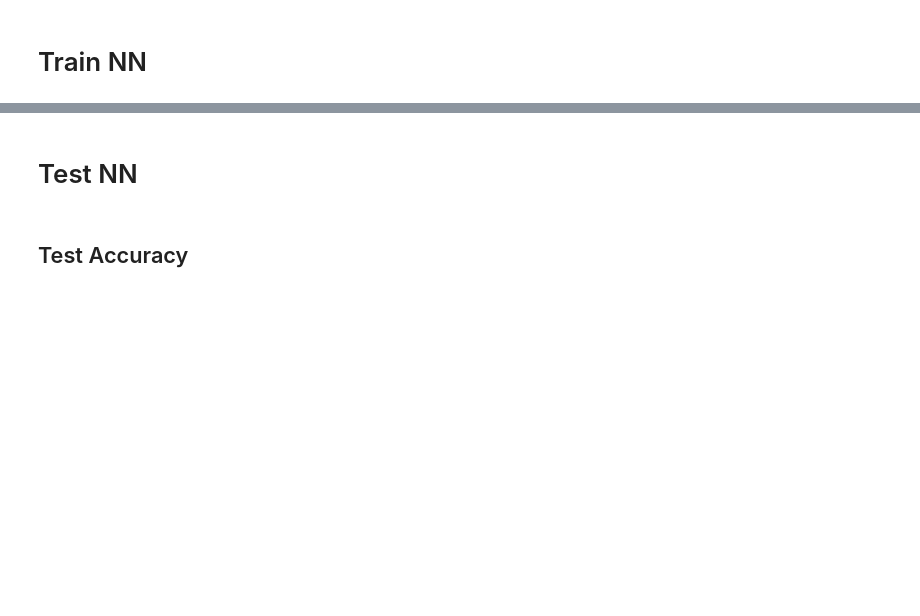
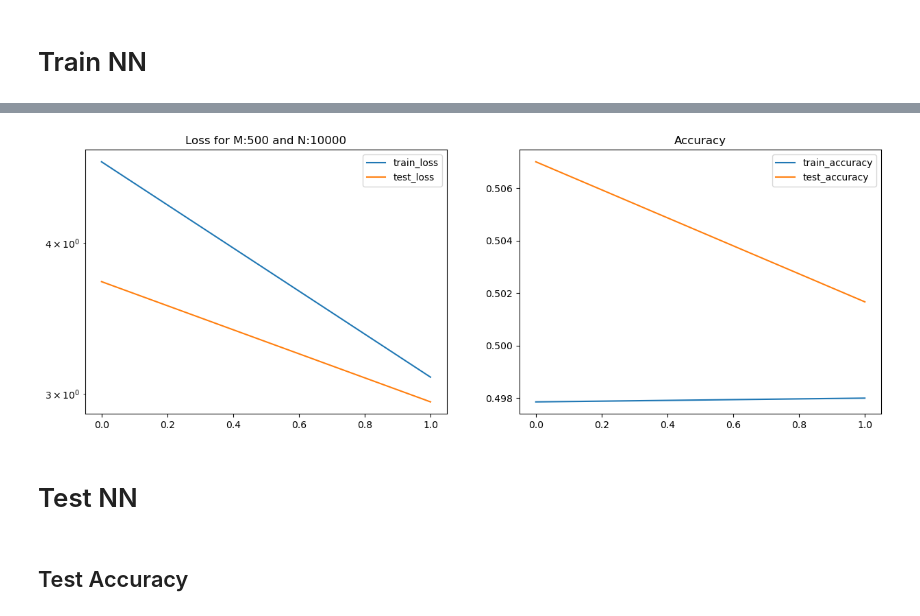
Before and after one commit to a-trigui/ximinf, a Jupyter notebook: notebooks/2_train_nn.ipynb, the cells around one changed output, grey strips where cells are left out. Saved outputs shown, nothing was run; the diff lists cells and outputs as text; code cells hidden in the pictures; blank space fills up the shorter version.

```diff
--- a/notebooks/2_train_nn.ipynb
+++ b/notebooks/2_train_nn.ipynb
@@ -50,7 +62,7 @@ METAL
 # Import training data
 # %%
 # Path to the new HDF5 file
-file_path = "../data/SIM/simulations_10000_500_S_full.h5"
+file_path = "./data/SIM/simulations_10000_500_S_full.h5"
 
 with h5py.File(file_path, "r") as f:
     # Parameters: load directly as (N,) JAX arrays
@@ -70,5 +82,7 @@ The file contains 10000 simulations of size 500
 # %%
 # Example usage
 print("Parameter names:", list(params.keys()))
+param_groups = ['mabs', ['alpha', 'beta'], 'gamma'] # Sort them from easiest to hardest to infer
+print(param_groups[1])
 # %% [output]
 Parameter names: ['alpha', 'beta', 'gamma', 'mabs']
@@ -267,7 +291,14 @@ class DeepSetClassifier(nnx.Module):
         self.embed = Embedding(N_size_embed, n_params, rngs=rngs)
 
     def __call__(self, input_data):
-        N, input_dim = input_data.shape
+        # ----------------------------------------------------
+        # Accept both shape (N, D) and (D,) without failing
+        # ----------------------------------------------------
+        if input_data.ndim == 1:
+            input_data = input_data[None, :]
+
+        N = input_data.shape[0]
+        input_dim = input_data.shape[1]
 
         # Compute M first from input size
         # Total input columns = M*n_cols + n_params + M (mask)
@@ -385,3 +412,59 @@ model, metrics_history, key = nntr.train_loop(
+# %%
+# Early stopping parameters
+n_batch = 40
+patience = 30 # Number of epochs to wait for improvement
+epochs = 2 # Maximum number of epochs
+# all_group_datasets is a list of (inputs_g, outputs_g)
+metrics_histories = []
+
+for g, (inputs_g, outputs_g) in enumerate(all_group_datasets):
+
+    print(f"\n=== Training model for group {g}: {param_groups[g]} ===")
+
+    # Split train/test
+    key, split_key = jax.random.split(key)
+    train_data, test_data, train_labels, test_labels = nntr.train_test_split_jax(
+        inputs_g, outputs_g, test_size=0.3, shuffle=True, key=split_key
+    )
+
+    # Move to device
+    train_data = jax.device_put(train_data)
+    train_labels = jax.device_put(train_labels)
+    test_data = jax.device_put(test_data)
+    test_labels = jax.device_put(test_labels)
+
+    # Initialize metrics history
+    metrics_history = {'train_loss': [], 'train_accuracy': [], 'test_loss': [], 'test_accuracy': []}
+
+    # Initialize optimizer (one per model)
+    optimizer = nnx.Optimizer(models_per_group[g], optax.adamw(learning_rate_schedule, momentum))
+
+    # Compute batch size
+    batch_size = train_data.shape[0] // n_batch
+
+    # Train loop
+    model_g, metrics_history, key = nntr.train_loop(
+        model=models_per_group[g],
+        optimizer=optimizer,
+        train_data=train_data,
+        train_labels=train_labels,
+        test_data=test_data,
+        test_labels=test_labels,
+        key=key,
+        epochs=epochs,
+        batch_size=batch_size,
+        patience=patience,
+        metrics_history=metrics_history,
+        M=M,
+        N=N,
+        plot_flag=True  # or False
+    )
+
+    # Save trained model back
+    models_per_group[g] = model_g
+    metrics_histories.append(metrics_history)
+# %% [output]
+[figure, added]
 # %% [markdown]
 # Test NN
 # %% [markdown]
```
Also changed, not shown: parts of 21 cells of this notebook, 3 other files.
